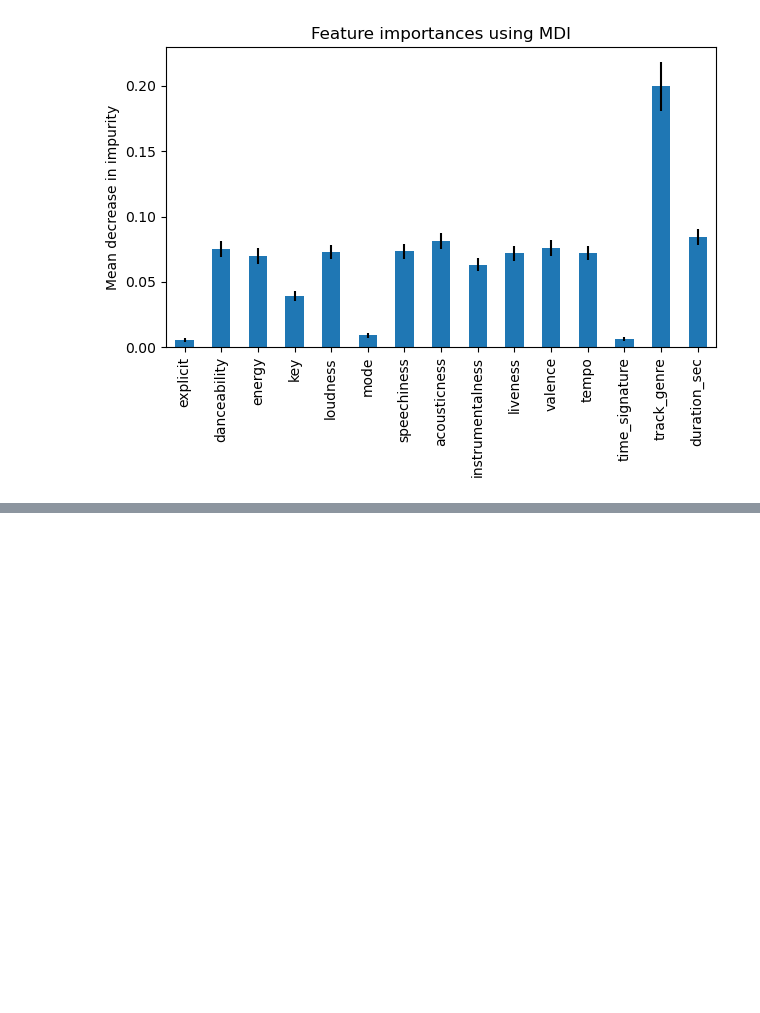
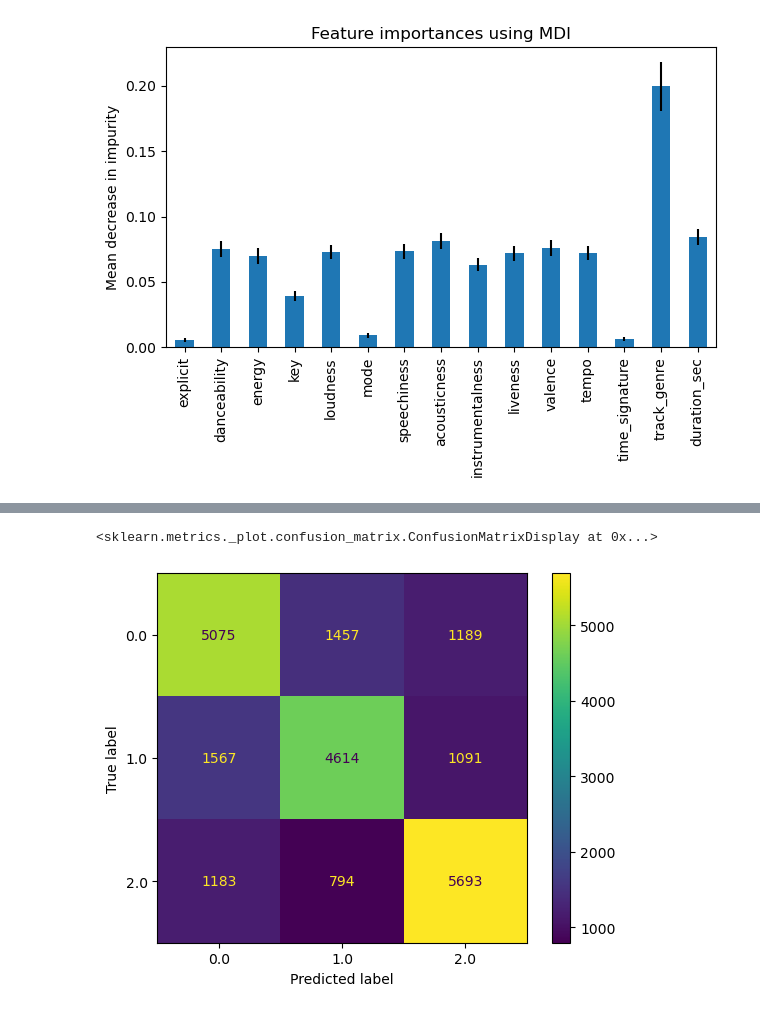
Before and after one commit to victoriaoak/ds3001-final-project, a Jupyter notebook: final_project.ipynb, the cells around one changed output, grey strips where cells are left out. Saved outputs shown, nothing was run; the diff lists cells and outputs as text; code cells hidden in the pictures; blank space fills up the shorter version.

```diff
--- a/final_project.ipynb
+++ b/final_project.ipynb
@@ -460,13 +536,3 @@ Data columns (total 15 columns):
  14  duration_sec      22663 non-null  float64
 dtypes: bool(1), float64(11), int64(3)
 memory usage: 2.6 MB
-# %%
-param_grid = [
-    {'n_estimators': [10, 25, 50, 70], 'max_features': [5, 10, 15]},
-  ]
-
-forest_reg = RandomForestClassifier(random_state=42, max_samples=1000)
-grid_search_for = GridSearchCV(forest_reg, param_grid, cv=5,
-                           scoring='accuracy',
-                           return_train_score=True)
-grid_search_for.fit(X_train_new, y_train)
@@ -588,0 +722,3 @@ fig.tight_layout()
+# %%
+ConfusionMatrixDisplay.from_estimator(spotify_RFC, X_test_new, y_test)
+# %% [output]
@@ -588,0 +731,2 @@ fig.tight_layout()
+<sklearn.metrics._plot.confusion_matrix.ConfusionMatrixDisplay at 0x...>
+[figure, added]
```
Also changed, not shown: parts of 51 cells of this notebook.
